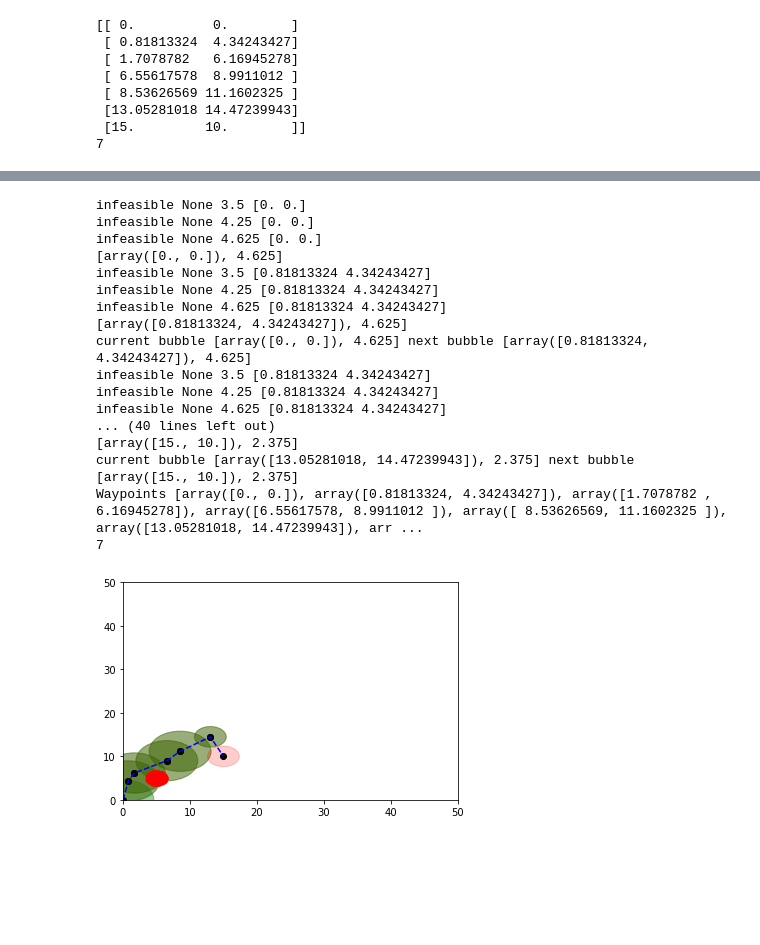
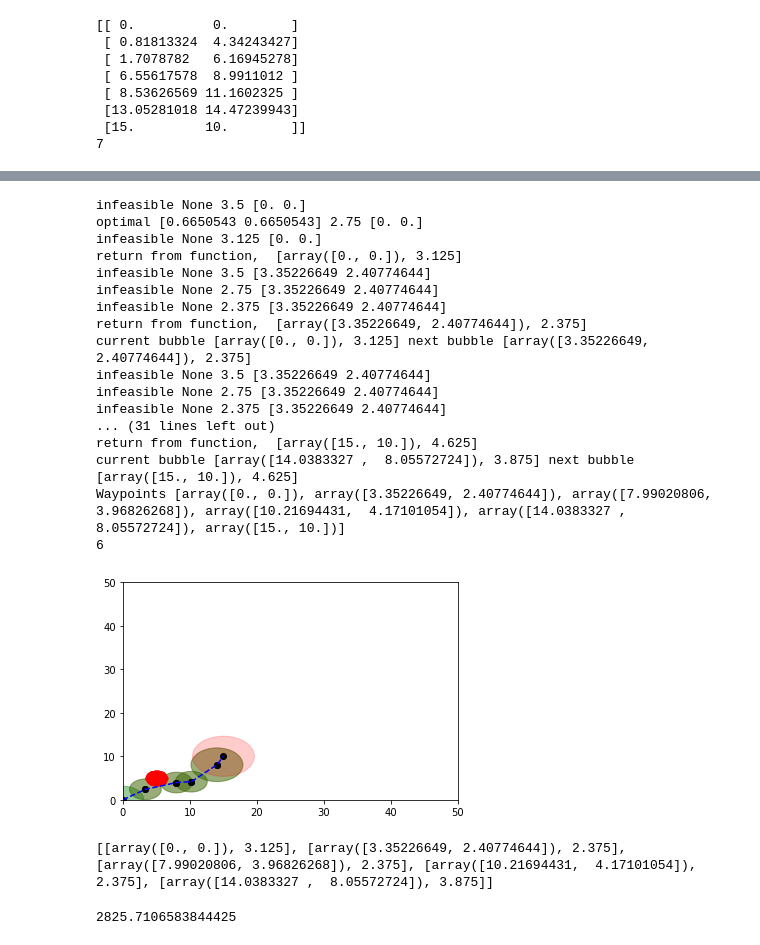
Before and after one commit to Athirakr94/robot-nav-convex, a Jupyter notebook: obstacle_new_with_trajectory.ipynb, the cells around one changed output, grey strips where cells are left out. Drawn from its saved outputs; the diff is of its cells as text; code cells hidden in the pictures; blank space fills up the shorter version.

```diff
--- a/obstacle_new_with_trajectory.ipynb
+++ b/obstacle_new_with_trajectory.ipynb
@@ -91,7 +91,7 @@ def get_nearest_five(pointA,pointB,hull,obstacle_points):
         x_point=pointB[0]
         y_point=pointB[1]
 #     for i in range(5):
-    while(distance([x_point,y_point],get_nearest_obstacle([x_point,y_point],obstacle_points)))<2:
+    while(distance([x_point,y_point],get_nearest_obstacle([x_point,y_point],obstacle_points)))<1:
         x_point=pointA[0]+(np.random.rand()*r)
         y_point=pointA[1]+(np.random.rand()*r)
     print([x_point,y_point])
@@ -247,20 +247,24 @@ def generate_bubble(Pi):#bisection
         print(prob.status,Ai.value,r,Pi)
 
         if prob.status=="optimal":
+
+            center=Pi
+            r_min=r
+            if r<r_min:
+                nearest_point,distance=get_nearest_obstacle(Pi,obstacle_points)
+                theta=atan((Pi[1]-nearest_point[1])/(Pi[0]-nearest_point[0]))
+#             center=Pi
+                center=[Pi[0]+(r_min*cos(theta)),Pi[1]+(r_min*sin(theta))]
+                break
+        else:
             r_max=r
-            center=Pi
-        else:
 
 
-            nearest_point,distance=get_nearest_obstacle(Pi,obstacle_points)
-            r_min=r
-            theta=atan((Pi[1]-nearest_point[1])/(Pi[0]-nearest_point[0]))
+
             center=Pi
-#             center=[Pi[0]+(r_min*cos(theta)),Pi[1]+(r_min*sin(theta))]
-#             break
 
 
-    print([center,r])
+    print("return from function, ",[center,r])
     return [center,r]
 def compute_norm(x,order=None):
     return np.linalg.norm(x, ord=order)
@@ -269,7 +273,7 @@ trajectory=np.array(trajectory)
 current_index=0
 current_pose=trajectory[current_index]
 radius=2
-bubble=np.zeros((2,len(trajectory)))
+bubble_info=[]
 target_pose=trajectory[-1]
 ax = plt.gca()
 
@@ -291,6 +295,7 @@ while compute_norm(current_pose-target_pose,2)>0.5*radius:
     next_target=trajectory[current_index+1]
     current_bubble=generate_bubble(current_pose)
     next_bubble=generate_bubble(next_target)
+    bubble_info.append(current_bubble)
     print("current bubble",current_bubble,"next bubble",next_bubble)
     current_plot=plt.Circle(list(current_bubble[0]), current_bubble[1], color='g', alpha=0.4)
     next_plot=plt.Circle(list(next_bubble[0]), next_bubble[1], color='r', alpha=0.2)
@@ -305,47 +310,55 @@ while compute_norm(current_pose-target_pose,2)>0.5*radius:
         next_bubble=current_bubble
 #         theta=compute_balancing_force(Q_old,Q_new,F_old)
 #         waypoints.append(next_target)
     else:
 
         query_pose=current_pose
         query_bubble=current_bubble
 #         while next_bubble[1]+query_bubble[1]<=compute_norm(query_pose-next_target,2):
 #             query_pose=(query_pose+next_target)*0.5
 #             query_bubble=generate_bubble(query_pose)
 #             query_plot=plt.Circle(query_bubble[0], query_bubble[1], color='b', alpha=0.2)
 # #             print("intermediate bubble",query_bubble)
 #             waypoints.append(query_pose)
 #             ax.add_patch(query_plot)
 
     waypoints.append(next_target)
     current_index+=1
     if current_index==len(trajectory)-1:
         break
 
 print("Waypoints",waypoints)
 x_values=[]
 y_values=[]
 for i in range(len(trajectory)):
     x_values.append(trajectory[i][0])
     y_values.append(trajectory[i][1])
 plt.plot(x_values, y_values, 'b--', linestyle="--")
 print(len(waypoints))
 # %% [output]
 infeasible None 3.5 [0. 0.]
-infeasible None 4.25 [0. 0.]
-infeasible None 4.625 [0. 0.]
-[array([0., 0.]), 4.625]
-infeasible None 3.5 [0.81813324 4.34243427]
-infeasible None 4.25 [0.81813324 4.34243427]
-infeasible None 4.625 [0.81813324 4.34243427]
-[array([0.81813324, 4.34243427]), 4.625]
-current bubble [array([0., 0.]), 4.625] next bubble [array([0.81813324, 4.34243427]), 4.625]
-infeasible None 3.5 [0.81813324 4.34243427]
-infeasible None 4.25 [0.81813324 4.34243427]
-infeasible None 4.625 [0.81813324 4.34243427]
-... (40 lines left out)
-[array([15., 10.]), 2.375]
-current bubble [array([13.05281018, 14.47239943]), 2.375] next bubble [array([15., 10.]), 2.375]
-Waypoints [array([0., 0.]), array([0.81813324, 4.34243427]), array([1.7078782 , 6.16945278]), array([6.55617578, 8.9911012 ]), array([ 8.53626569, 11.1602325 ]), array([13.05281018, 14.47239943]), arr ...
-7
+optimal [0.6650543 0.6650543] 2.75 [0. 0.]
+infeasible None 3.125 [0. 0.]
+return from function,  [array([0., 0.]), 3.125]
+infeasible None 3.5 [3.35226649 2.40774644]
+infeasible None 2.75 [3.35226649 2.40774644]
+infeasible None 2.375 [3.35226649 2.40774644]
+return from function,  [array([3.35226649, 2.40774644]), 2.375]
+current bubble [array([0., 0.]), 3.125] next bubble [array([3.35226649, 2.40774644]), 2.375]
+infeasible None 3.5 [3.35226649 2.40774644]
+infeasible None 2.75 [3.35226649 2.40774644]
+infeasible None 2.375 [3.35226649 2.40774644]
+... (31 lines left out)
+return from function,  [array([15., 10.]), 4.625]
+current bubble [array([14.0383327 ,  8.05572724]), 3.875] next bubble [array([15., 10.]), 4.625]
+Waypoints [array([0., 0.]), array([3.35226649, 2.40774644]), array([7.99020806, 3.96826268]), array([10.21694431,  4.17101054]), array([14.0383327 ,  8.05572724]), array([15., 10.])]
+6
-[figure, old version]
+[figure, new version]
+# %%
+    n=len(waypoints)
+    Q=cp.Variable((n,2))
+    v=np.ones(n)
+    print(bubble_info)
+    alpha=np.ones(n)
+# %% [output]
+[[array([0., 0.]), 3.125], [array([3.35226649, 2.40774644]), 2.375], [array([7.99020806, 3.96826268]), 2.375], [array([10.21694431,  4.17101054]), 2.375], [array([14.0383327 ,  8.05572724]), 3.875]]
@@ -351,0 +382,5 @@ Waypoints [array([0., 0.]), array([0.81813324, 4.34243427]), array([1.7078782 ,
+# %%
+prob=cp.Problem(objective,constraints)
+prob.solve()
+# %% [output]
+2825.7106583844425
```
Also changed, not shown: parts of 6 cells of this notebook.
